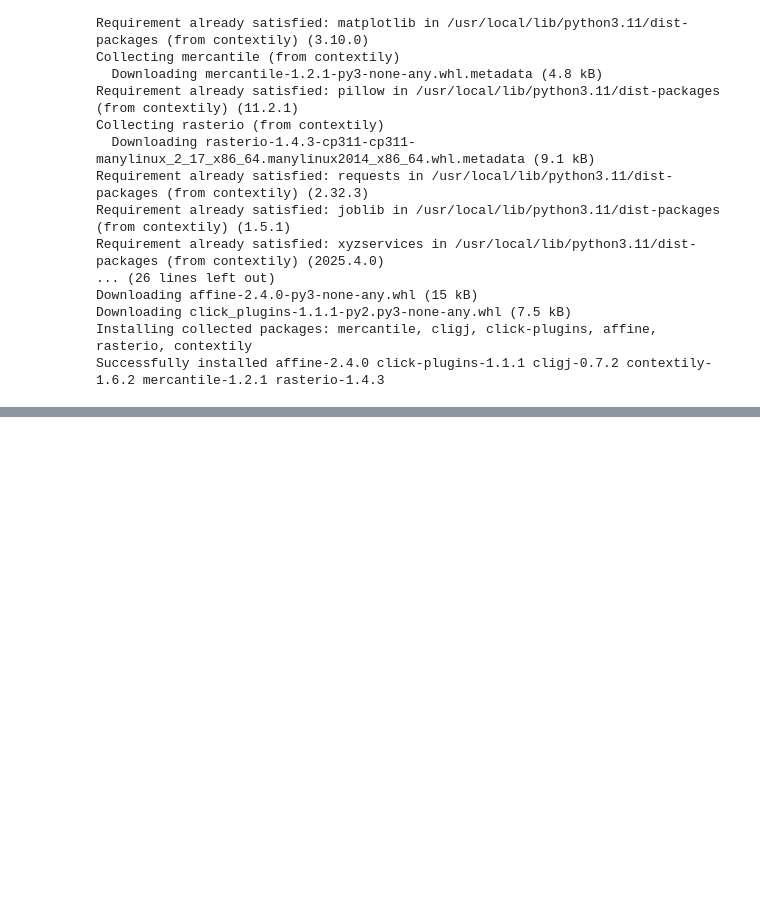
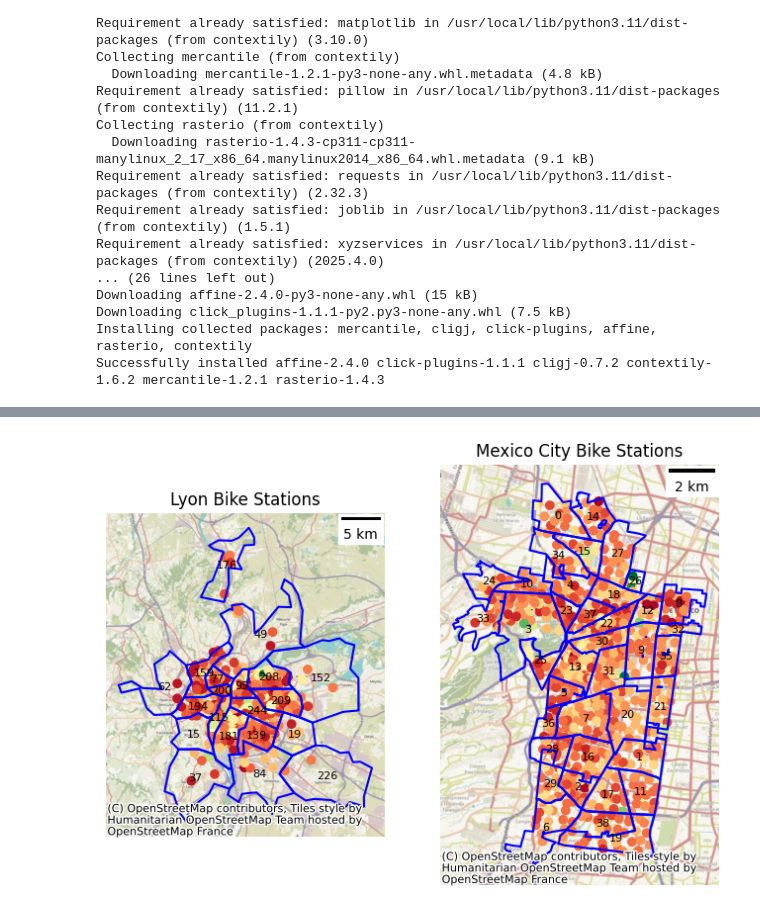
Before and after one commit to FernandoMay/hackfrancomexicano, a Jupyter notebook: IA_Hackathon_starter.ipynb, the cells around one changed output, grey strips where cells are left out. Saved outputs shown, nothing was run; the diff lists cells and outputs as text; code cells hidden in the pictures; blank space fills up the shorter version.

```diff
--- a/IA_Hackathon_starter.ipynb
+++ b/IA_Hackathon_starter.ipynb
@@ -512,0 +613,3 @@ NameError: name 'data_cdmx' is not defined
+# %%
+df['ocupacion_lag1'] = df.groupby('station_id')['ocupacion'].shift(1)
+df['ocupacion_lag24'] = df.groupby('station_id')['ocupacion'].shift(24)  # mismo hora día anterior
@@ -512,0 +618,2 @@ NameError: name 'data_cdmx' is not defined
+# %%
+df = df.dropna()
@@ -512,0 +651,2 @@ NameError: name 'data_cdmx' is not defined
+# %%
+df_pred = pd.concat(predictions)
@@ -512,0 +655,27 @@ NameError: name 'data_cdmx' is not defined
+# %%
+import folium
+from folium.plugins import TimestampedGeoJson
+
+# Simulamos coordenadas de estaciones si no las tienes:
+stations_coord = {
+    s: (19.43 + 0.01 * i, -99.13 + 0.01 * i)
+    for i, s in enumerate(df_pred['station_id'].unique())
+}
+
+hour_to_plot = 8  # hora del día a visualizar
+df_hour = df_pred[df_pred['hour'] == hour_to_plot]
+
+m = folium.Map(location=[19.43, -99.13], zoom_start=13)
+
+for _, row in df_hour.iterrows():
+    lat, lon = stations_coord[row['station_id']]
+    folium.CircleMarker(
+        location=(lat, lon),
+        radius=7,
+        fill=True,
+        fill_opacity=0.7,
+        popup=f"Estación {row['station_id']}\nPredicción: {row['pred_ocupacion']:.1f}",
+        color="green" if row['pred_ocupacion'] > 10 else "orange" if row['pred_ocupacion'] > 3 else "red"
+    ).add_to(m)
+
+m
@@ -666,9 +1008,9 @@ fig, ax = plt.subplots(1,2,figsize=(8, 6))
 # Plotting the Lyon data
 ax[0].set_title('Lyon Bike Stations')
 # Plot the stations in Lyon
-geo_lyon_stations.plot("nbbornettes", cmap="OrRd", ax=ax[0])
+geo_lyon_stations.plot("nbbornettes", cmap="RdYlGn", ax=ax[0])
 # Plot the Lyon communes
-lyon_communes.boundary.plot(ax=ax[0], color='black')
+lyon_communes.boundary.plot(ax=ax[0], color='blue')
 # Plot the communes ids too
 lyon_communes.index.to_series().apply(lambda x: ax[0].text(lyon_communes.loc[x,'geometry'].centroid.x, lyon_communes.loc[x,'geometry'].centroid.y, x, fontsize=8, ha='center', va='center', color='black'))
 ax[0].set_axis_off()
@@ -678,8 +1020,8 @@ ctx.add_basemap(ax[0])
 # Plotting the Mexico City data
 ax[1].set_title('Mexico City Bike Stations')
 # Plot the colonias in Mexico City
-cdmx_zones_geo.boundary.plot(ax=ax[1],color='black')
-geo_cdmx_stations.plot("capacity", cmap="OrRd", ax=ax[1])
+cdmx_zones_geo.boundary.plot(ax=ax[1],color='blue')
+geo_cdmx_stations.plot("capacity", cmap="RdYlGn", ax=ax[1])
 # Plot the colonias ids too
 cdmx_zones_geo.index.to_series().apply(lambda x: ax[1].text(cdmx_zones_geo.loc[x,'geometry'].centroid.x, cdmx_zones_geo.loc[x,'geometry'].centroid.y, x, fontsize=8, ha='center', va='center', color='black'))
 ax[1].set_axis_off()
@@ -690,0 +1038 @@ FileNotFoundError: File data/cdmx_stations.json does not exist
+[figure, added]
```
Also changed, not shown: parts of 23 cells of this notebook.
